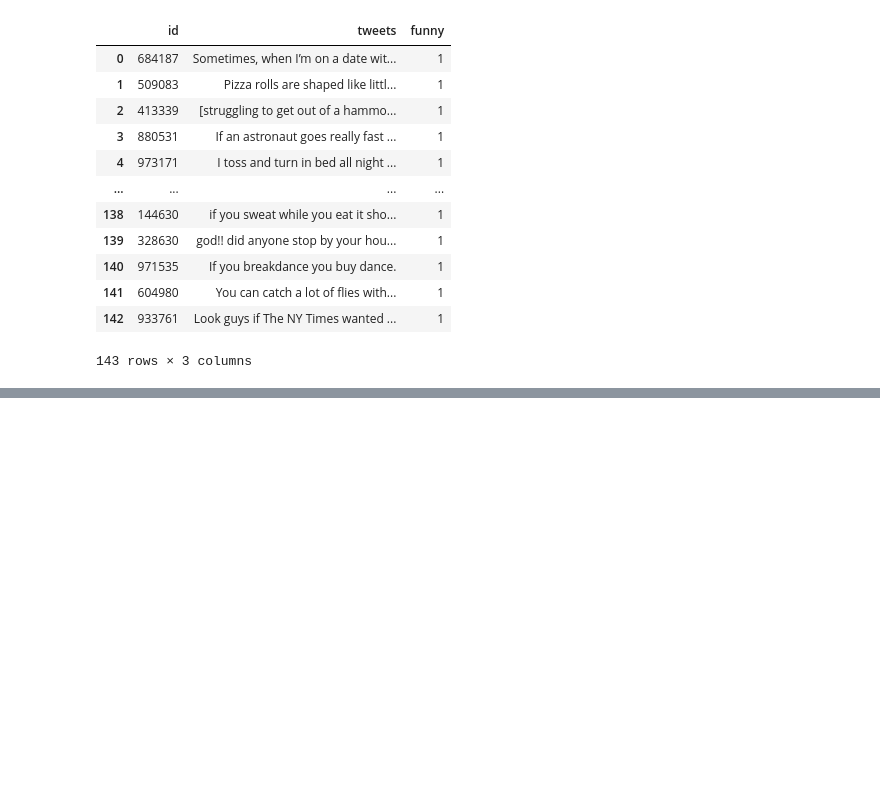
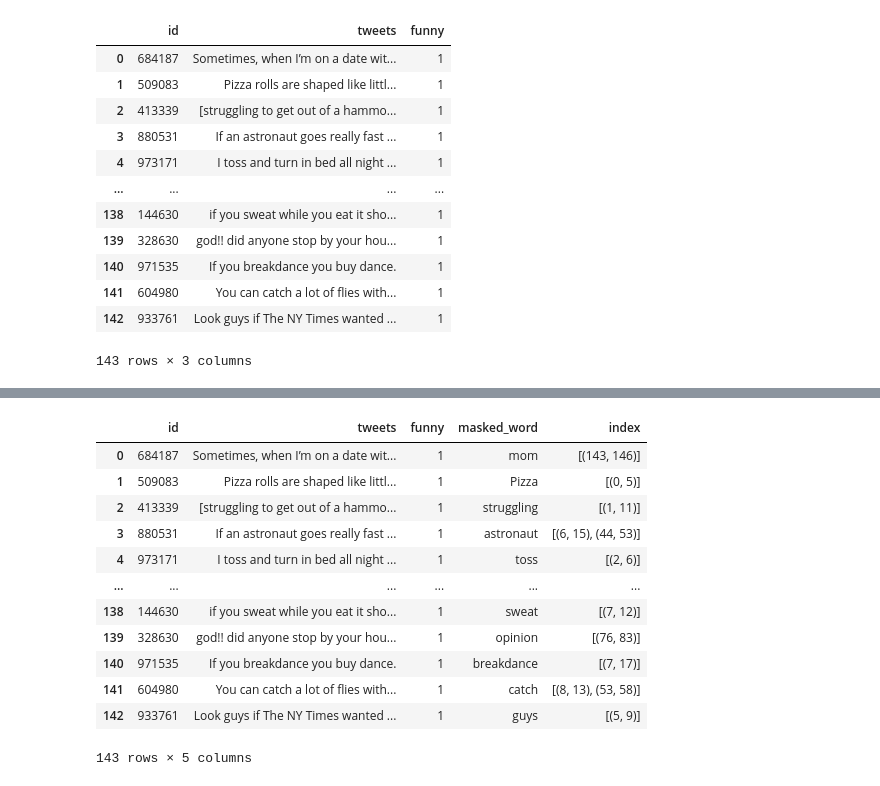
Before and after one commit to layadang/funny-ai, a Jupyter notebook: process-data.ipynb, the cells around one changed output, grey strips where cells are left out. Cells and saved outputs as stored; diff of their text form; code cells hidden in the pictures; blank space fills up the shorter version.

Commit message:
process data to get index of word to mask in tweet

```diff
--- a/process-data.ipynb
+++ b/process-data.ipynb
@@ -256,4 +259,8 @@ funny_df
 143 rows × 3 columns
 # %%
 masked_word = []
-for i, row in funny_df:
+for i, row in funny_df.iterrows():
+    word = word_to_mask(row['tweets'], cap)
+    masked_word.append(word)
+
+masked_word
@@ -259,0 +314,12 @@ for i, row in funny_df:
+# %%
+# manual reviews for now
+masked_word[0] = 'mom' # was 'sixteen'
+masked_word[8] = 'rat' # was 'nyc'
+masked_word[10] = 'seen' # was 'gon'
+masked_word[39] = 'soap' # was 'mom'
+masked_word[56] = 'profiling' # was 'ice'
+masked_word[59] = 'immigrant' # was 'don'
+masked_word[114] = 'sun' # was 'Ooh'
+masked_word[135] = 'resume' # was 'gon'
+masked_word[137] = 'butler' # was 'gon'
+masked_word[139] = 'opinion' # was 'god'
@@ -259,0 +330,3 @@ for i, row in funny_df:
+# %%
+funny_df['masked_word'] = masked_word
+funny_df
@@ -259,0 +347,38 @@ for i, row in funny_df:
+# %%
+import re
+def get_mask_index(row):
+    tweet = row['tweets'].lower()
+    target = row['masked_word'].lower()
+
+    pattern = re.escape(target)
+
+    matches = re.finditer(pattern, tweet)
+
+    if matches:
+        indexes = [(match.start(), match.end()) for match in matches]
+        return indexes
+    else:
+        return "Error: target masked word is not in original tweet. "
+# %%
+# GET INDEX TO MASK WORDS
+index = []
+for i, row in funny_df.iterrows():
+    results = get_mask_index(row)
+    index.append(results)
+
+funny_df['index'] = index
+funny_df
+# %% [output]
+|  | id | tweets | funny | masked_word | index |
+| 0 | 684187 | Sometimes, when I’m on a date wit... | 1 | mom | [(143, 146)] |
+| 1 | 509083 | Pizza rolls are shaped like littl... | 1 | Pizza | [(0, 5)] |
+| 2 | 413339 | [struggling to get out of a hammo... | 1 | struggling | [(1, 11)] |
+| 3 | 880531 | If an astronaut goes really fast ... | 1 | astronaut | [(6, 15), (44, 53)] |
+| 4 | 973171 | I toss and turn in bed all night ... | 1 | toss | [(2, 6)] |
+| ... | ... | ... | ... | ... | ... |
+| 138 | 144630 | if you sweat while you eat it sho... | 1 | sweat | [(7, 12)] |
+| 139 | 328630 | god!! did anyone stop by your hou... | 1 | opinion | [(76, 83)] |
+| 140 | 971535 | If you breakdance you buy dance. | 1 | breakdance | [(7, 17)] |
+| 141 | 604980 | You can catch a lot of flies with... | 1 | catch | [(8, 13), (53, 58)] |
+| 142 | 933761 | Look guys if The NY Times wanted ... | 1 | guys | [(5, 9)] |
+143 rows × 5 columns
```
Also changed, not shown: parts of 6 cells of this notebook.
